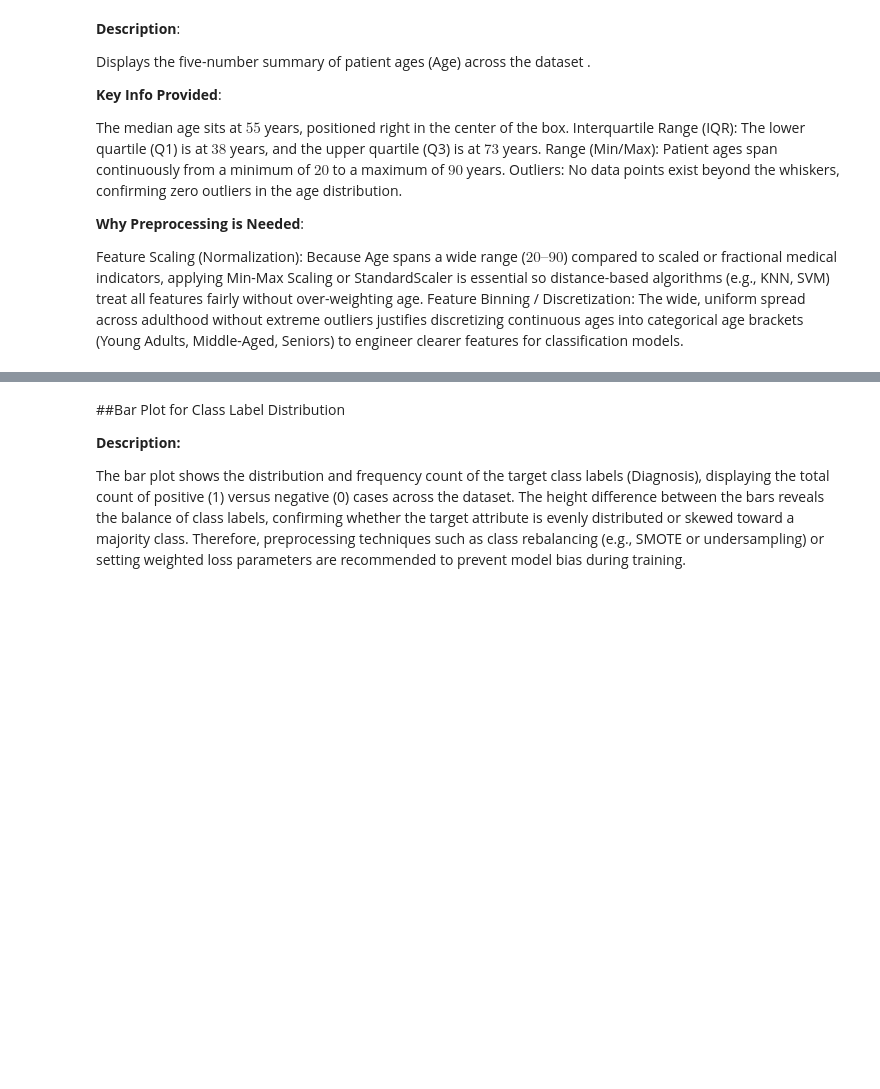
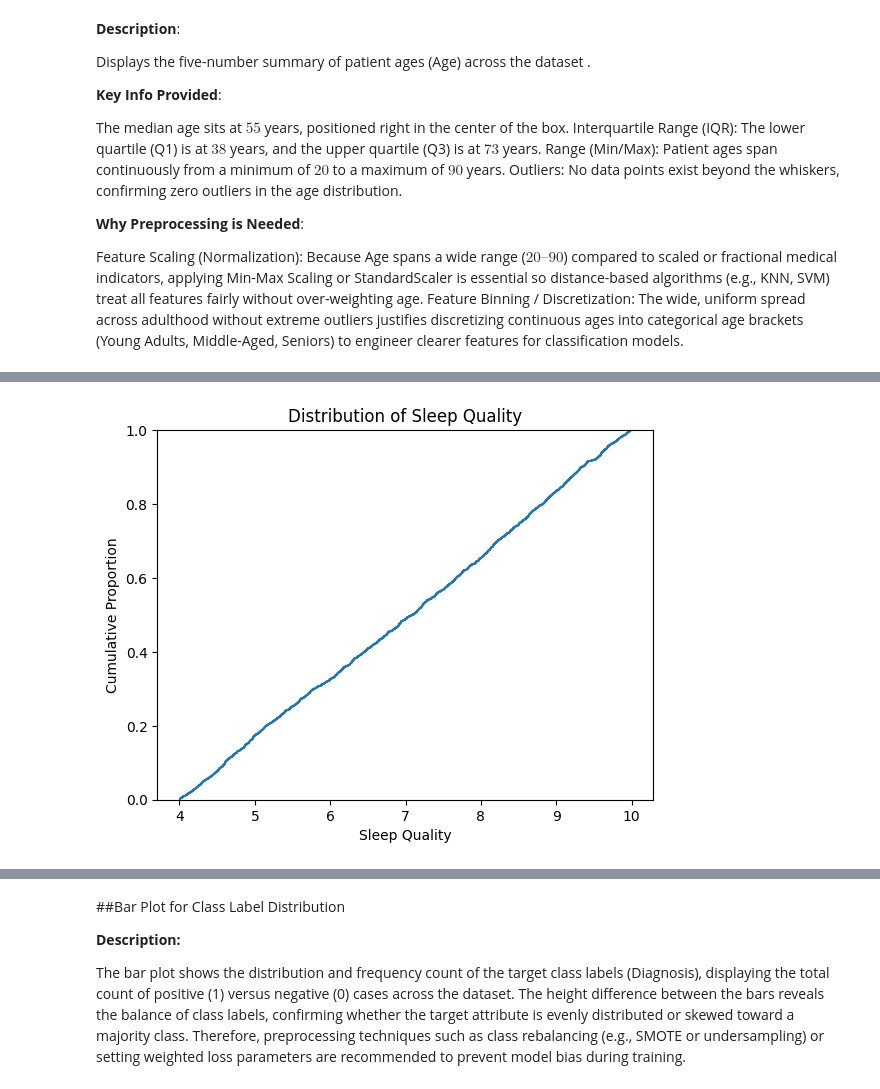
Before and after one commit to reemajedz99/IT326-Diabetes, a Jupyter notebook: Reports/Phase2.ipynb, the cells around one changed output, grey strips where cells are left out. Cells and saved outputs as stored; diff of their text form; code cells hidden in the pictures; blank space fills up the shorter version.

```diff
--- a/Reports/Phase2.ipynb
+++ b/Reports/Phase2.ipynb
@@ -163,0 +168,12 @@ Feature Scaling (Normalization): Because Age spans a wide range ($20\text{--}90$
+# %%
+import seaborn as sns
+import matplotlib.pyplot as plt
+
+sns.ecdfplot(data=df, x="SleepQuality")
+
+plt.xlabel("Sleep Quality")
+plt.ylabel("Cumulative Proportion")
+plt.title("Distribution of Sleep Quality")
+plt.show()
+# %% [output]
+[figure, added]
```
Also changed, not shown: parts of 3 cells of this notebook.
